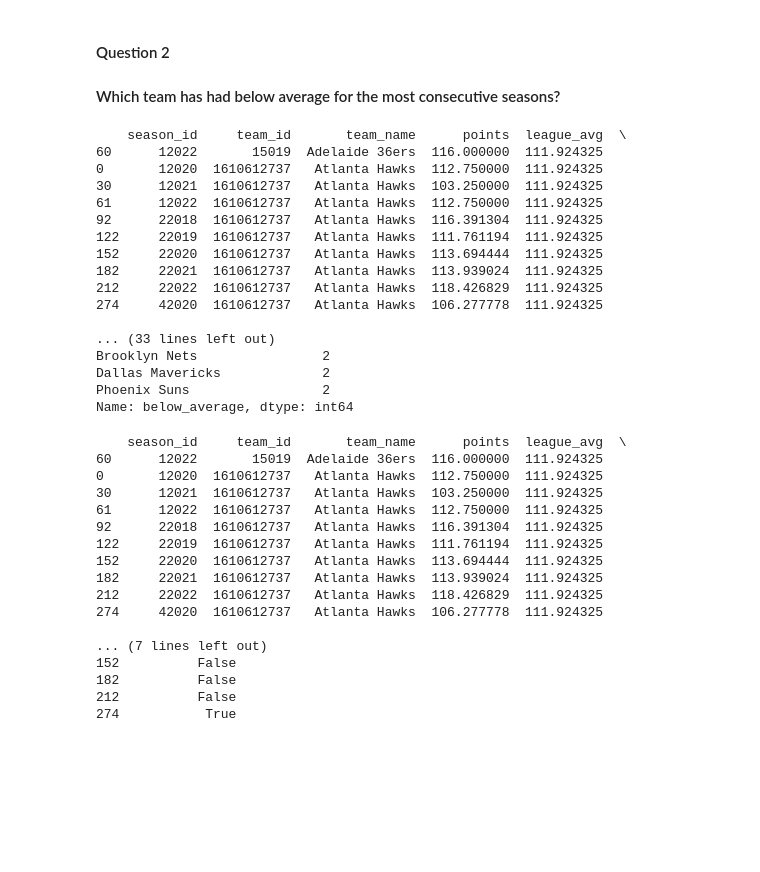
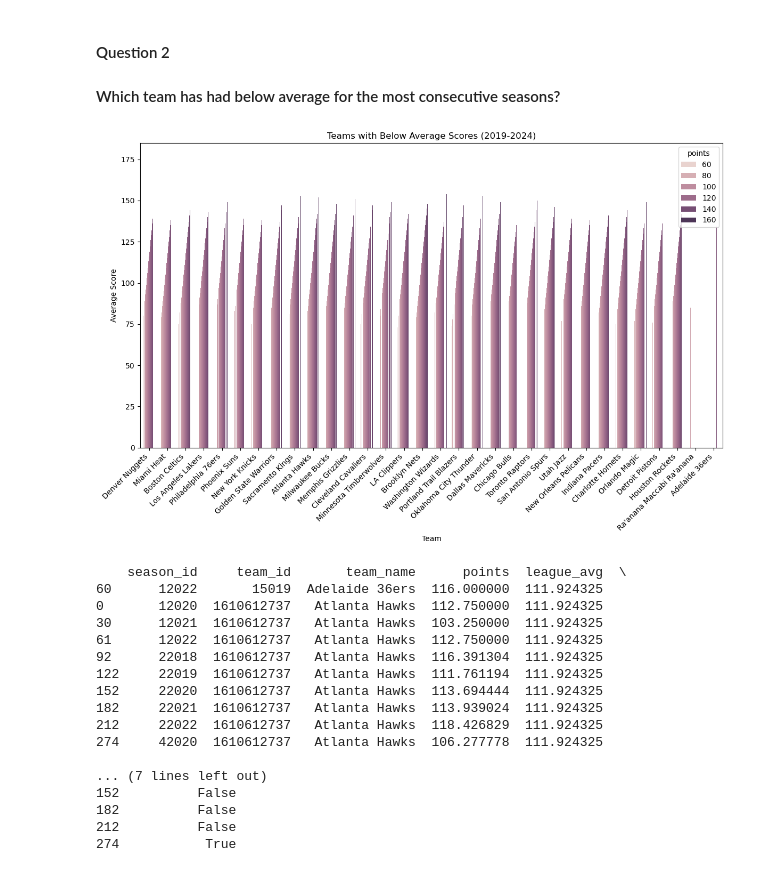
Before and after one commit to thezachdrake/UMD-INST627-Fall2024, a Jupyter notebook: online.ipynb, the cells around one changed output. Cells and saved outputs as stored; diff of their text form; code cells hidden in the pictures; blank space fills up the shorter version.

```diff
--- a/online.ipynb
+++ b/online.ipynb
@@ -107,36 +96,29 @@ team_id    team_name
 # %%
 # average points per season
 season_avg = pd.concat([games_recent_5yrs['pts_home'], games_recent_5yrs['pts_away']]).mean()
 
 home_games = games_recent_5yrs[['season_id', 'team_id_home', 'team_name_home', 'pts_home']].rename(columns={
     'team_id_home': 'team_id',
     'team_name_home': 'team_name',
     'pts_home': 'points'
 })
 away_games = games_recent_5yrs[['season_id', 'team_id_away', 'team_name_away', 'pts_away']].rename(columns={
     'team_id_away': 'team_id',
     'team_name_away': 'team_name',
     'pts_away': 'points'
 })
 all_games = pd.concat([home_games, away_games])
+#all_games.head()
+plt.figure(figsize=(12, 8))
+sns.barplot(data=all_games.reset_index(), x="team_name", y="points", hue="points")
+plt.title("Teams with Below Average Scores (2019-2024)")
+plt.xlabel("Team")
+plt.ylabel("Average Score")
+plt.xticks(rotation=45, ha='right')
+plt.tight_layout()
+plt.show()
 # %% [output]
-    season_id     team_id       team_name      points  league_avg  \
-60      12022       15019  Adelaide 36ers  116.000000  111.924325
-0       12020  1610612737   Atlanta Hawks  112.750000  111.924325
-30      12021  1610612737   Atlanta Hawks  103.250000  111.924325
-61      12022  1610612737   Atlanta Hawks  112.750000  111.924325
-92      22018  1610612737   Atlanta Hawks  116.391304  111.924325
-122     22019  1610612737   Atlanta Hawks  111.761194  111.924325
-152     22020  1610612737   Atlanta Hawks  113.694444  111.924325
-182     22021  1610612737   Atlanta Hawks  113.939024  111.924325
-212     22022  1610612737   Atlanta Hawks  118.426829  111.924325
-274     42020  1610612737   Atlanta Hawks  106.277778  111.924325
-
-... (33 lines left out)
-Brooklyn Nets                2
-Dallas Mavericks             2
-Phoenix Suns                 2
-Name: below_average, dtype: int64
+[figure, added]
 # %%
 # average points per team per season
 team_season_avg = all_games.groupby(['season_id', 'team_id', 'team_name'])['points'].mean().reset_index()
```
Also changed, not shown: parts of 10 cells of this notebook.
